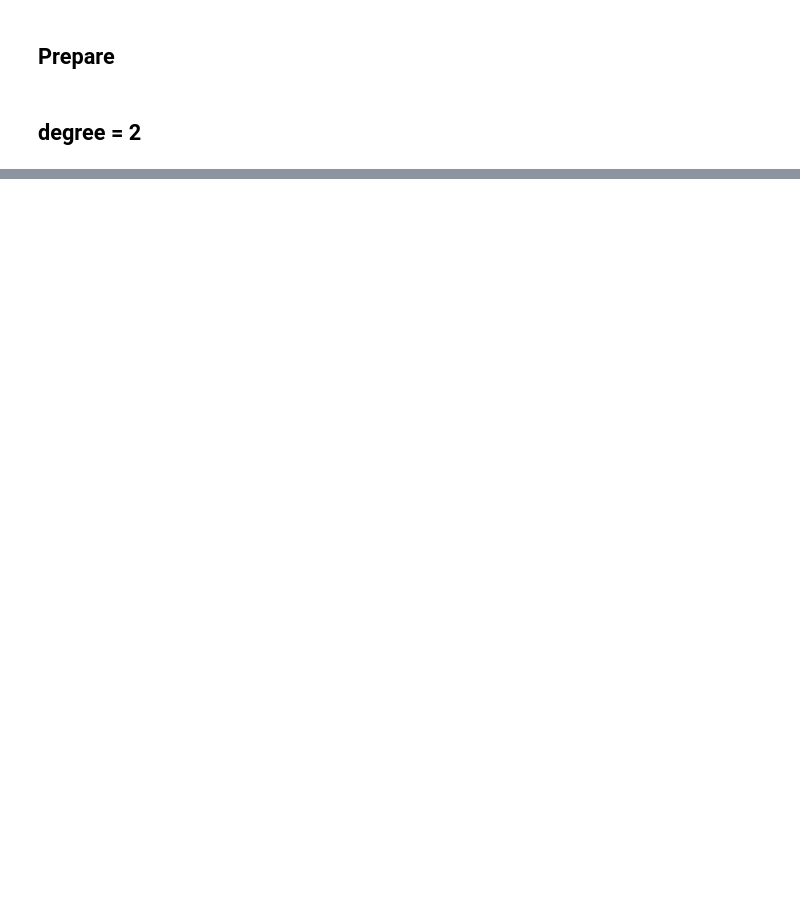
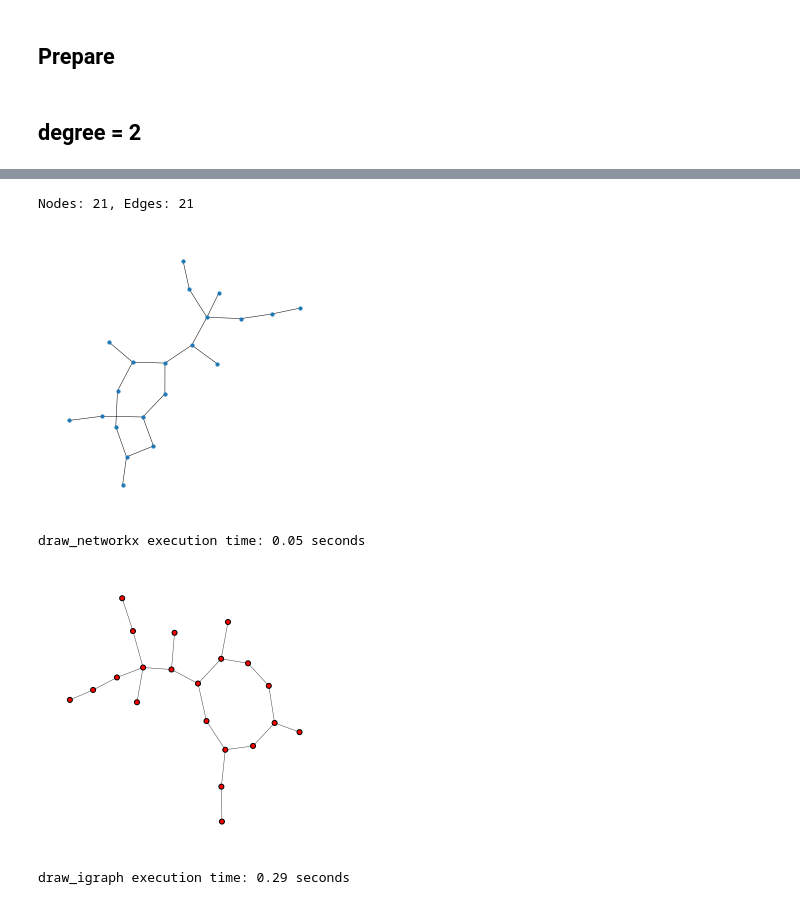
Before and after one commit to momijiro/tech-blogs, a Jupyter notebook: 240419/comapare_networkx_and_igraph.ipynb, the cells around one changed output, grey strips where cells are left out. Drawn from its saved outputs; the diff is of its cells as text; code cells hidden in the pictures; blank space fills up the shorter version.

```diff
--- a/240419/comapare_networkx_and_igraph.ipynb
+++ b/240419/comapare_networkx_and_igraph.ipynb
@@ -73,0 +84,8 @@ draw_igraph execution time: 0.12 seconds
+# %%
+main(21, 2)
+# %% [output]
+Nodes: 21, Edges: 21
+[figure, added]
+draw_networkx execution time: 0.05 seconds
+[figure, added]
+draw_igraph execution time: 0.29 seconds
```
Also changed, not shown: parts of 74 cells of this notebook.
